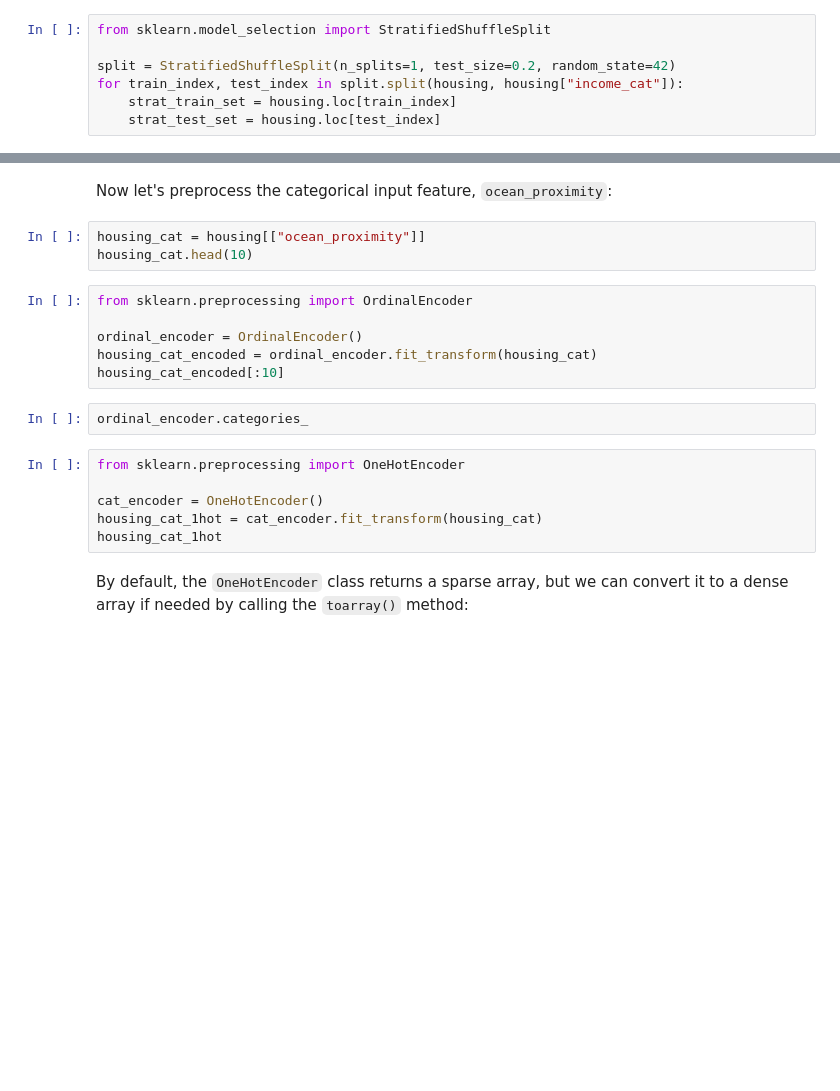
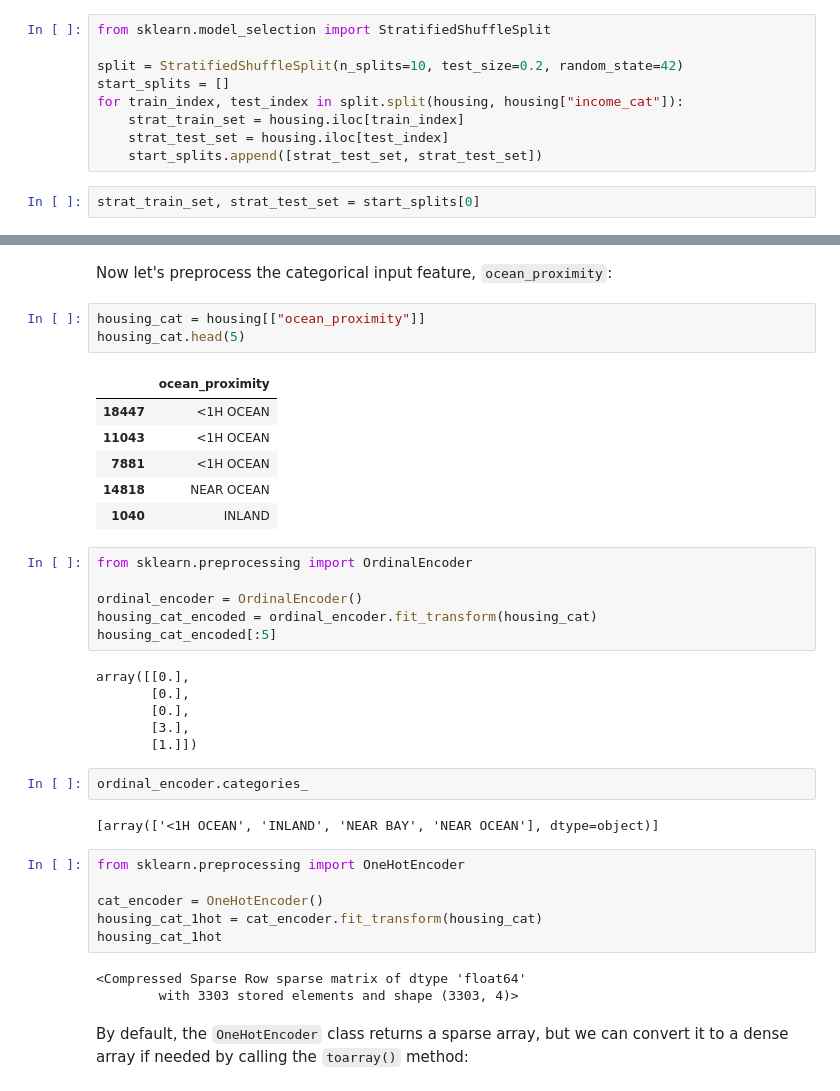
Before and after one commit to suka1901/handson-ml2, a Jupyter notebook: 02_end_to_end_machine_learning_project.ipynb, the cells around one changed output, grey strips where cells are left out. Saved outputs shown, nothing was run; the diff lists cells and outputs as text; blank space fills up the shorter version.

```diff
--- a/02_end_to_end_machine_learning_project.ipynb
+++ b/02_end_to_end_machine_learning_project.ipynb
@@ -281,10 +281,14 @@ housing["income_cat"].hist()
 # %%
 from sklearn.model_selection import StratifiedShuffleSplit
 
-split = StratifiedShuffleSplit(n_splits=1, test_size=0.2, random_state=42)
+split = StratifiedShuffleSplit(n_splits=10, test_size=0.2, random_state=42)
+start_splits = []
 for train_index, test_index in split.split(housing, housing["income_cat"]):
-    strat_train_set = housing.loc[train_index]
-    strat_test_set = housing.loc[test_index]
+    strat_train_set = housing.iloc[train_index]
+    strat_test_set = housing.iloc[test_index]
+    start_splits.append([strat_test_set, strat_test_set])
+# %%
+strat_train_set, strat_test_set = start_splits[0]
 # %%
 strat_test_set["income_cat"].value_counts() / len(strat_test_set)
 # %% [output]
@@ -496,21 +706,39 @@ housing_tr.head()
 Now let's preprocess the categorical input feature, `ocean_proximity`:
 # %%
 housing_cat = housing[["ocean_proximity"]]
-housing_cat.head(10)
+housing_cat.head(5)
+# %% [output]
+|  | ocean_proximity |
+| 18447 | <1H OCEAN |
+| 11043 | <1H OCEAN |
+| 7881 | <1H OCEAN |
+| 14818 | NEAR OCEAN |
+| 1040 | INLAND |
 # %%
 from sklearn.preprocessing import OrdinalEncoder
 
 ordinal_encoder = OrdinalEncoder()
 housing_cat_encoded = ordinal_encoder.fit_transform(housing_cat)
-housing_cat_encoded[:10]
+housing_cat_encoded[:5]
+# %% [output]
+array([[0.],
+       [0.],
+       [0.],
+       [3.],
+       [1.]])
 # %%
 ordinal_encoder.categories_
+# %% [output]
+[array(['<1H OCEAN', 'INLAND', 'NEAR BAY', 'NEAR OCEAN'], dtype=object)]
 # %%
 from sklearn.preprocessing import OneHotEncoder
 
 cat_encoder = OneHotEncoder()
 housing_cat_1hot = cat_encoder.fit_transform(housing_cat)
 housing_cat_1hot
+# %% [output]
+<Compressed Sparse Row sparse matrix of dtype 'float64'
+        with 3303 stored elements and shape (3303, 4)>
 # %% [markdown]
 By default, the `OneHotEncoder` class returns a sparse array, but we can convert it to a dense array if needed by calling the `toarray()` method:
 # %%
```
Also changed, not shown: parts of 48 cells of this notebook.
